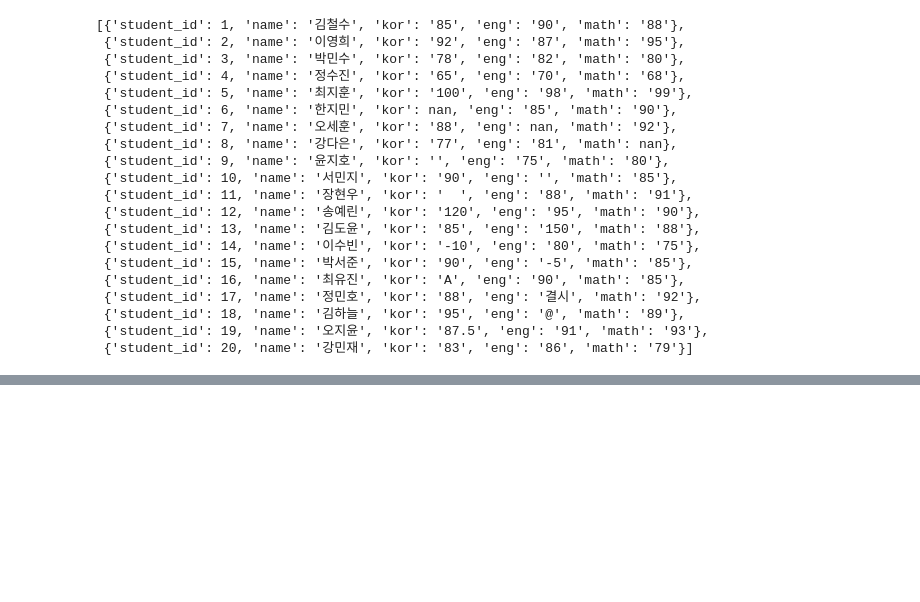
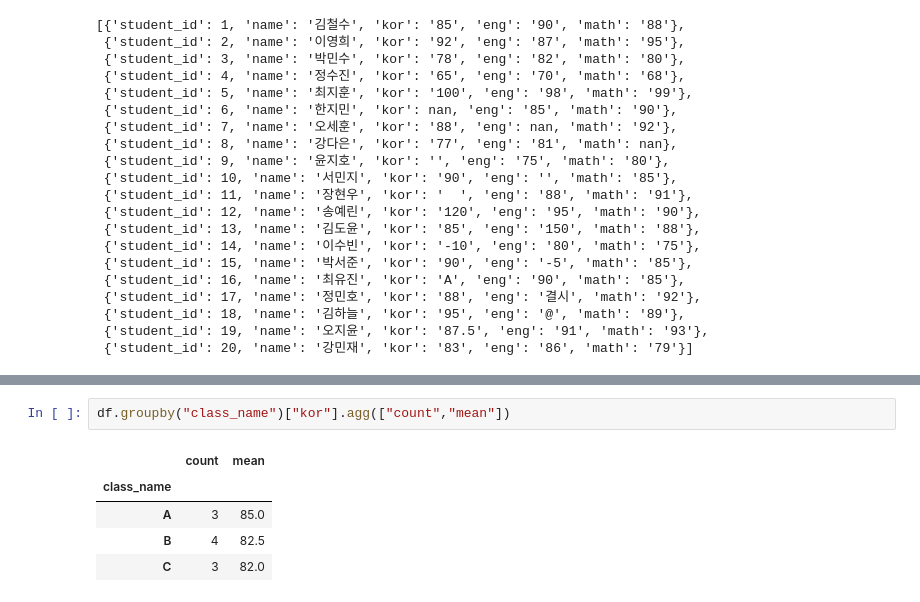
Before and after one commit to chayojun/EMS_Python_Analysis, a Jupyter notebook: scr/03_data_collection_storage.ipynb, the cells around one changed output, grey strips where cells are left out. Drawn from its saved outputs; the diff is of its cells as text; blank space fills up the shorter version.

```diff
--- a/scr/03_data_collection_storage.ipynb
+++ b/scr/03_data_collection_storage.ipynb
@@ -294,0 +352,8 @@ l_d
+# %%
+df.groupby("class_name")["kor"].agg(["count","mean"])
+# %% [output]
+|  | count | mean |
+| class_name |  |  |
+| A | 3 | 85.0 |
+| B | 4 | 82.5 |
+| C | 3 | 82.0 |
```
Also changed, not shown: parts of 3 cells of this notebook.
